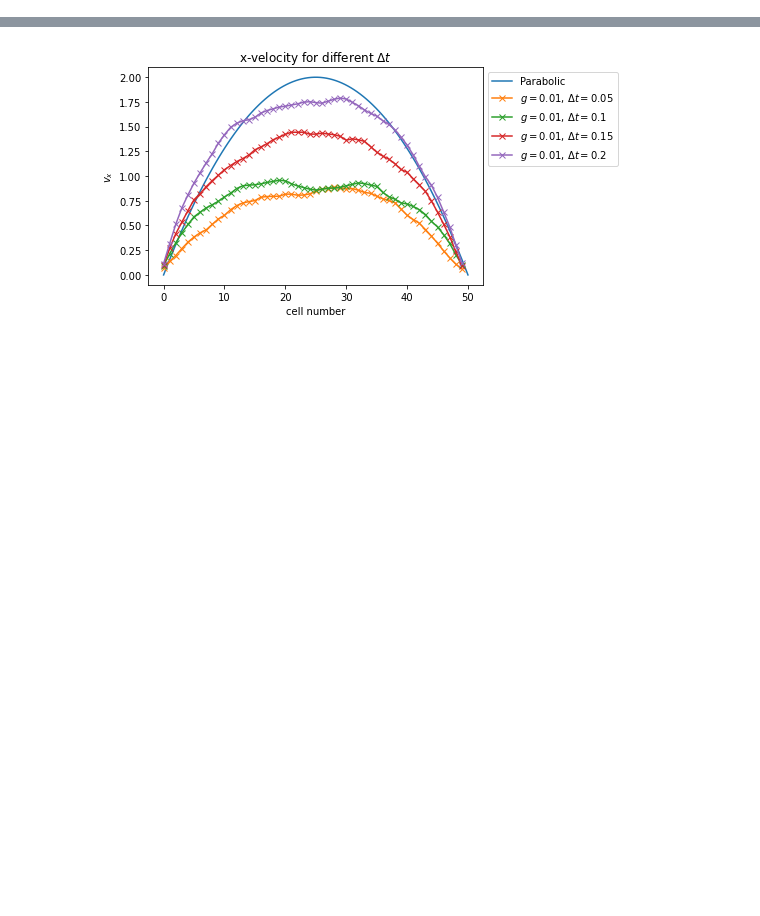
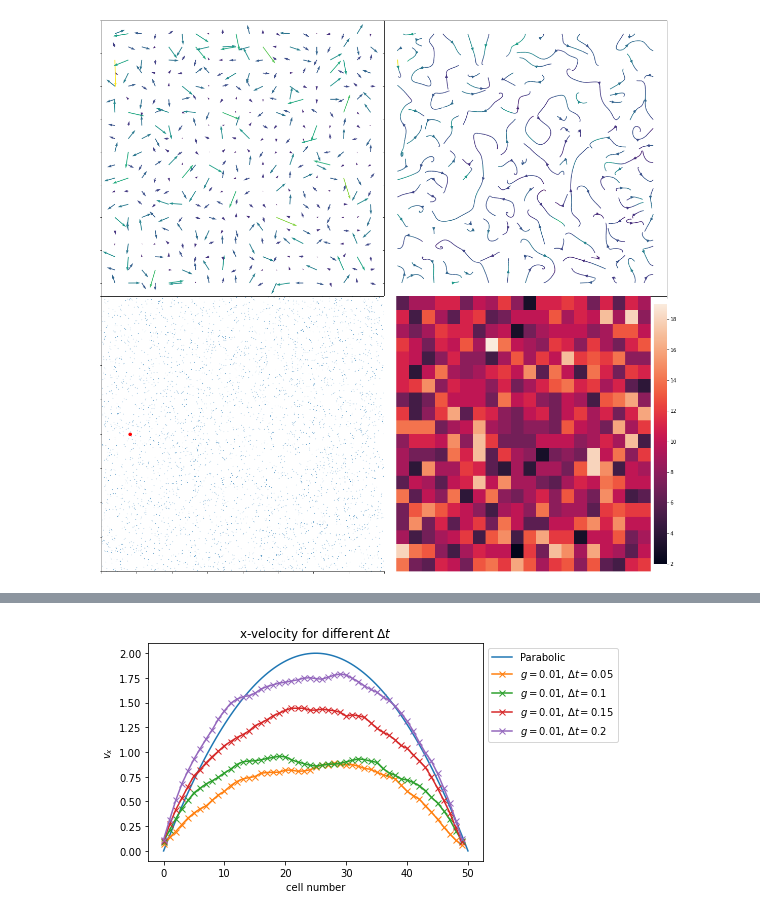
Before and after one commit to SaphCode/MPCD, a Jupyter notebook: Analysis/Evaluation.ipynb, the cells around one changed output, grey strips where cells are left out. Saved outputs shown, nothing was run; the diff lists cells and outputs as text; code cells hidden in the pictures; blank space fills up the shorter version.

Commit message:
MD version, seems to be working. Obstacles not tested.

```diff
--- a/Analysis/Evaluation.ipynb
+++ b/Analysis/Evaluation.ipynb
@@ -37,0 +231,19 @@ constants = getConstants(data_from)
+# %%
+def load_monomers(path, constants):
+    num_timesteps = constants['t']
+
+
+    monomers_t = []
+
+    # Loading particles
+    print('Loading Monomers ..')
+    filenames_monomers = glob.glob('{}*.csv'.format(path))
+    for it, file in enumerate(filenames_monomers):
+        monomers_t.append(pd.read_csv(file))
+        if (it % 10 == 0):
+            print('--loaded {}'.format(it))
+    print('Monomers loaded and saved!\n')
+    # Monomers loaded
+    return monomers_t
+
+monomers_t = load_monomers(path + f'monomers_av{constants["avg"]}', constants)
@@ -37,0 +322,69 @@ constants = getConstants(data_from)
+# %%
+# Plotting
+#with (sns.plotting_context(sns.set())):
+x_0_region = 0
+x_max_region = int(constants['w'])
+y_0_region = 0
+y_max_region = int(constants['h'])
+
+streamplot_density = [0.5, 1]
+
+print('Plotting data ..')
+fig = plt.figure(figsize=(20,20))
+ax = [fig.add_subplot(2,2,i+1) for i in range(4)]
+
+for a in ax:
+    a.set_xticklabels([])
+    a.set_yticklabels([])
+    #a.set_aspect('equal')
+
+fig.subplots_adjust(wspace=0, hspace=0)
+
+color = np.sqrt(U[0]**2 + V[0]**2)
+point_size = 0.3
+
+#circles = []
+if with_obstacles:
+    for index, o in obstacles.iterrows():
+        circle1 = plt.Circle((o['x'], o['y']), obstacle_radius, color = 'gray')
+        circle2 = plt.Circle((o['x'], o['y']), obstacle_radius, color = 'gray')
+        #circle3 = plt.Circle((o['x'], o['y']), obstacle_radius, color = 'black')
+        #circles.append(circle)
+        ax[1].add_artist(circle1)
+        ax[2].add_artist(circle2)
+        #ax[3].add_artist(circle3)
+        #ax[0].xaxis.set_ticks([])
+#ax[0].yaxis.set_ticks([])
+ax[0].quiver(I, J, U[0], V[0], color)
+ax[0].set(xlim=(x_0_region-1,x_max_region), ylim=(y_0_region-1,y_max_region))
+
+#ax[1].xaxis.set_ticks([])
+#ax[1].yaxis.set_ticks([])
+ax[1].streamplot(I, J, U[0], V[0], color=color, density = streamplot_density) # grid
+ax[1].set(xlim=(x_0_region-1,x_max_region), ylim=(y_0_region-1,y_max_region))
+
+#ax[2].xaxis.set_ticks([])
+#ax[2].yaxis.set_ticks([])
+ax[2].plot(particles['x0'], particles['y0'], "o", markersize = point_size)
+monomers_0 = monomers_t[0]
+ax[2].plot(monomers_0['x'], monomers_0['y'], 'o', markersize = point_size * 20, color = 'red')
+if with_obstacles:
+    sns.scatterplot(ax = ax[2], x = obstacles['x'], y = obstacles['y'], s = obstacle_radius)
+ax[2].set(xlim=(x_0_region, x_max_region), ylim=(y_0_region,y_max_region))
+
+#ax[3].xaxis.set_ticks([])
+#ax[3].yaxis.set_ticks([])
+#img = ax[3].imshow(pivot, cmap='hot')
+#fig.colorbar(img, ax=ax[3], fraction=0.046, pad=0.005)
+sns.heatmap(pivots[0], ax=ax[3], xticklabels = False, yticklabels = False, cbar_kws={"fraction": 0.046, "pad": 0.01})
+ax[3].set(xlim=(x_0_region-1,x_max_region), ylim=(y_0_region,y_max_region))
+#ax[3].xticks('')
+#ax[3].yticks('')
+ax[3].set_ylabel('')
+ax[3].set_xlabel('')
+#ax[1,1].imshow(pivot, cmap='hot')
+
+plt.savefig("Assets/initial_region.png")
+#plt.close()
+print('Data plotted and saved!')
+# %% [output]
@@ -37,0 +393 @@ constants = getConstants(data_from)
+[figure, added]
```
Also changed, not shown: parts of 18 cells of this notebook, 29 other files.
